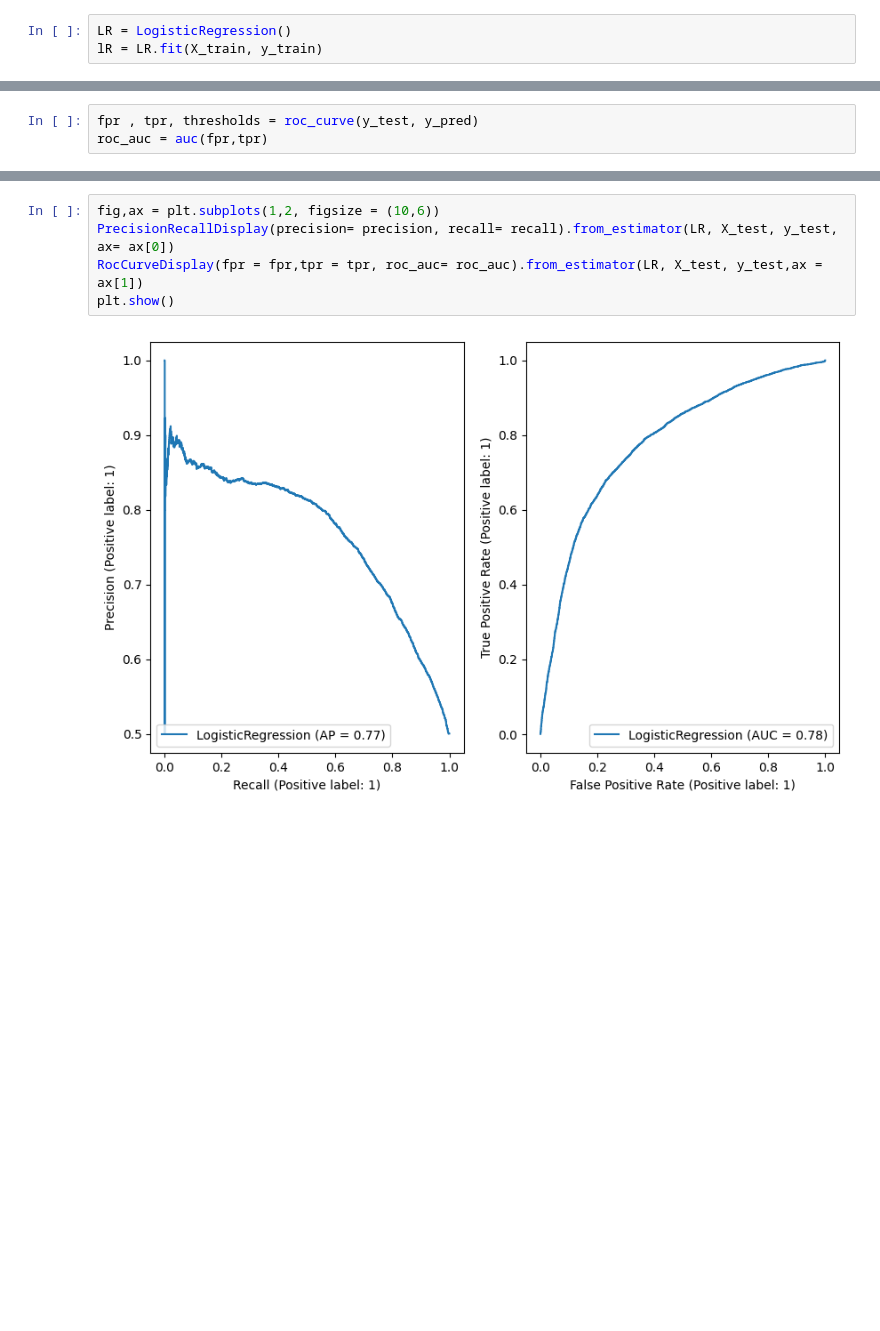
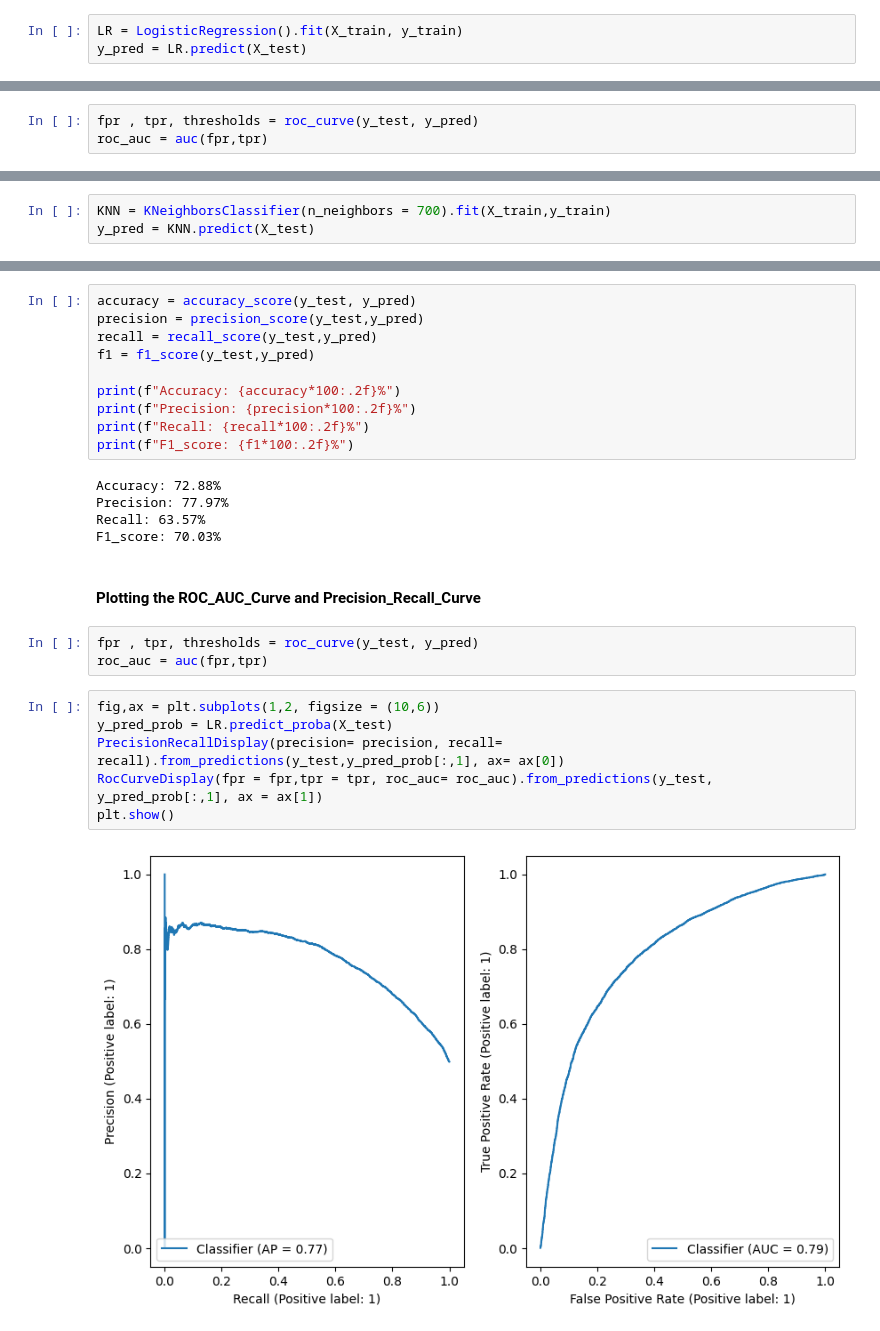
Before and after one commit to Shivam-3921/cardio_disease_prediction, a Jupyter notebook: cardio_diesease.ipynb, the cells around one changed output, grey strips where cells are left out. Saved outputs shown, nothing was run; the diff lists cells and outputs as text; blank space fills up the shorter version.

```diff
--- a/cardio_diesease.ipynb
+++ b/cardio_diesease.ipynb
@@ -335,3 +338,3 @@ plt.tight_layout()
 # %%
-LR = LogisticRegression()
-lR = LR.fit(X_train, y_train)
+LR = LogisticRegression().fit(X_train, y_train)
+y_pred = LR.predict(X_test)
@@ -391,0 +383,3 @@ plt.show()
+# %%
+KNN = KNeighborsClassifier(n_neighbors = 700).fit(X_train,y_train)
+y_pred = KNN.predict(X_test)
@@ -392,7 +396,28 @@ plt.show()
+# %%
+accuracy = accuracy_score(y_test, y_pred)
+precision = precision_score(y_test,y_pred)
+recall = recall_score(y_test,y_pred)
+f1 = f1_score(y_test,y_pred)
+
+print(f"Accuracy: {accuracy*100:.2f}%")
+print(f"Precision: {precision*100:.2f}%")
+print(f"Recall: {recall*100:.2f}%")
+print(f"F1_score: {f1*100:.2f}%")
+# %% [output]
+Accuracy: 72.88%
+Precision: 77.97%
+Recall: 63.57%
+F1_score: 70.03%
+# %% [markdown]
+#### Plotting the ROC_AUC_Curve and Precision_Recall_Curve
+# %%
+fpr , tpr, thresholds = roc_curve(y_test, y_pred)
+roc_auc = auc(fpr,tpr)
 # %%
 fig,ax = plt.subplots(1,2, figsize = (10,6))
-PrecisionRecallDisplay(precision= precision, recall= recall).from_estimator(LR, X_test, y_test, ax= ax[0])
-RocCurveDisplay(fpr = fpr,tpr = tpr, roc_auc= roc_auc).from_estimator(LR, X_test, y_test,ax = ax[1])
+y_pred_prob = LR.predict_proba(X_test)
+PrecisionRecallDisplay(precision= precision, recall= recall).from_predictions(y_test,y_pred_prob[:,1], ax= ax[0])
+RocCurveDisplay(fpr = fpr,tpr = tpr, roc_auc= roc_auc).from_predictions(y_test, y_pred_prob[:,1], ax = ax[1])
 plt.show()
 # %% [output]
-[figure, old version]
+[figure, new version]
```
Also changed, not shown: parts of 16 cells of this notebook.
